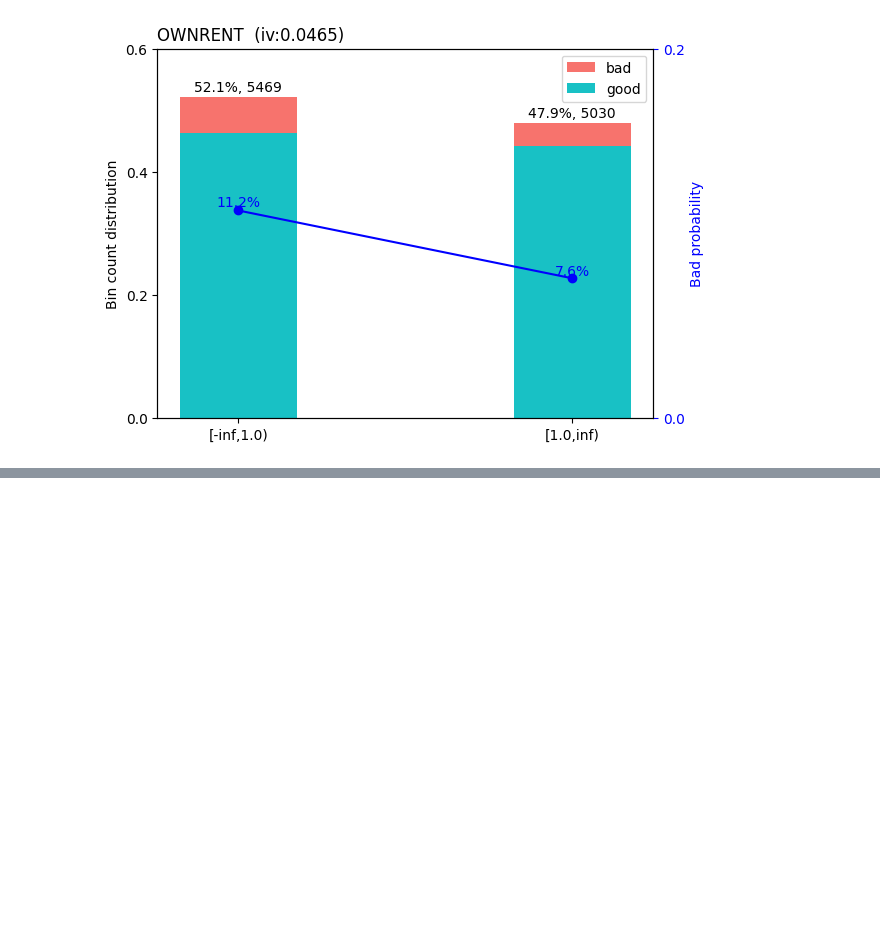
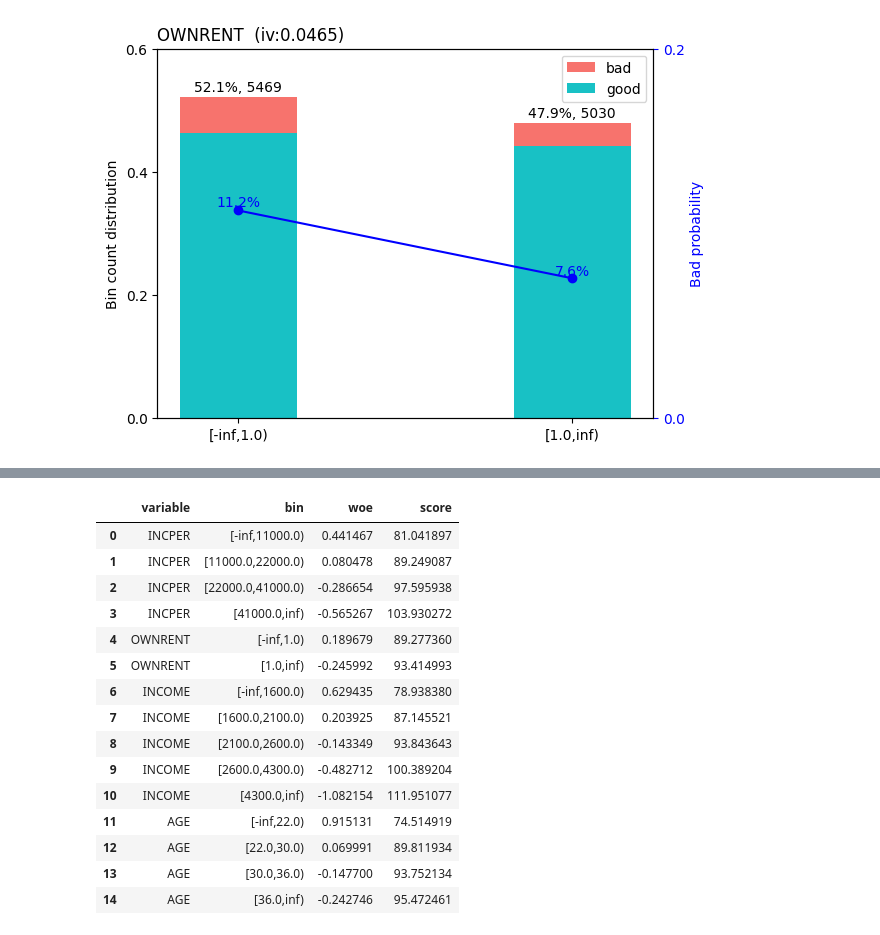
Before and after one commit to chamathjh/retail_credit_scorecard, a Jupyter notebook: retail_credit_scorecard_python.ipynb, the cells around one changed output, grey strips where cells are left out. Cells and saved outputs as stored; diff of their text form; code cells hidden in the pictures; blank space fills up the shorter version.

```diff
--- a/retail_credit_scorecard_python.ipynb
+++ b/retail_credit_scorecard_python.ipynb
@@ -274,0 +435,9 @@ sc.woebin_plot(bins["OWNRENT"])
+# %%
+card = sc.scorecard(
+    bins=bins,
+    model=lr,
+    xcolumns=selected_vars,
+    points0=300,
+    odds0=1/50,
+    pdo=20
+)
@@ -274,0 +452,11 @@ sc.woebin_plot(bins["OWNRENT"])
+# %%
+tables = []
+
+for var, df_var in card.items():
+    tmp = df_var.copy()
+    tmp["variable"] = var
+    tables.append(tmp)
+
+bin_score_table = pd.concat(tables, ignore_index=True)
+
+bin_score_table
@@ -274,0 +481,54 @@ sc.woebin_plot(bins["OWNRENT"])
+# %%
+import pandas as pd
+
+# Example structure of woe_df:
+# woe_df = pd.DataFrame({
+#     'variable': ['var1', 'var1', 'var2', 'var2'],
+#     'bin': ['bin1', 'bin2', 'bin1', 'bin2'],
+#     'woe': [0.1, -0.2, 0.3, -0.1]
+# })
+
+factor = 28.5
+n = len(selected_vars)
+intercept = lr.intercept_[0]
+
+def compute_partial_score(beta, woe):
+    return -1 * (factor * intercept / n + factor * beta * woe) + 300 / n
+
+# Create empty list to store score data
+score_list = []
+
+for i, var in enumerate(selected_vars):
+    beta = lr.coef_[0][i]  # get coefficient for this variable, using index for order consistency
+
+    # Filter bins_df for the current variable
+    temp_df = bins_df[bins_df['variable'] == var].copy()
+
+    # Calculate score for each bin of the current variable
+    temp_df['score'] = temp_df['woe'].apply(lambda x: compute_partial_score(beta, x))
+
+    # Select relevant columns and add to the list
+    score_list.append(temp_df[['variable', 'bin', 'woe', 'score']])
+
+# Combine all into a single DataFrame
+score_table = pd.concat(score_list, ignore_index=True)
+
+# Display the table
+display(score_table)
+# %% [output]
+|  | variable | bin | woe | score |
+| 0 | INCPER | [-inf,11000.0) | 0.441467 | 81.041897 |
+| 1 | INCPER | [11000.0,22000.0) | 0.080478 | 89.249087 |
+| 2 | INCPER | [22000.0,41000.0) | -0.286654 | 97.595938 |
+| 3 | INCPER | [41000.0,inf) | -0.565267 | 103.930272 |
+| 4 | OWNRENT | [-inf,1.0) | 0.189679 | 89.277360 |
+| 5 | OWNRENT | [1.0,inf) | -0.245992 | 93.414993 |
+| 6 | INCOME | [-inf,1600.0) | 0.629435 | 78.938380 |
+| 7 | INCOME | [1600.0,2100.0) | 0.203925 | 87.145521 |
+| 8 | INCOME | [2100.0,2600.0) | -0.143349 | 93.843643 |
+| 9 | INCOME | [2600.0,4300.0) | -0.482712 | 100.389204 |
+| 10 | INCOME | [4300.0,inf) | -1.082154 | 111.951077 |
+| 11 | AGE | [-inf,22.0) | 0.915131 | 74.514919 |
+| 12 | AGE | [22.0,30.0) | 0.069991 | 89.811934 |
+| 13 | AGE | [30.0,36.0) | -0.147700 | 93.752134 |
+| 14 | AGE | [36.0,inf) | -0.242746 | 95.472461 |
```
Also changed, not shown: parts of 21 cells of this notebook.
